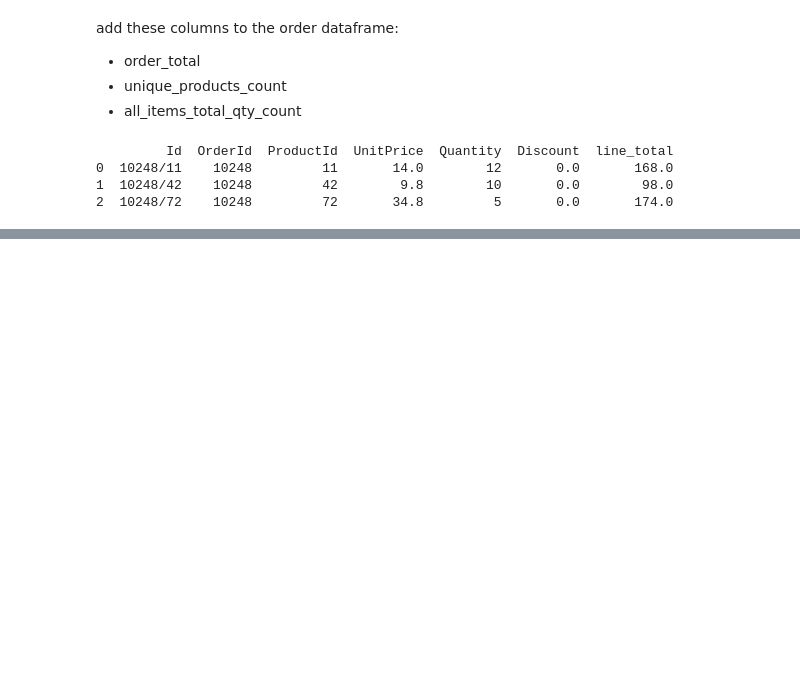
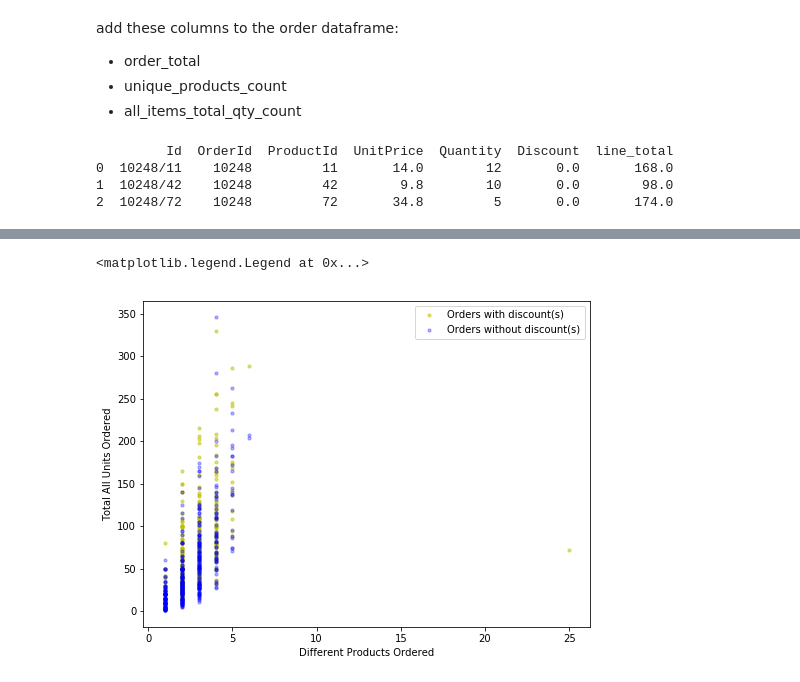
Before and after one commit to giorosati/dsc-2-final-project-online-ds-pt-100118, a Jupyter notebook: module2project.ipynb, the cells around one changed output, grey strips where cells are left out. Cells and saved outputs as stored; diff of their text form; code cells hidden in the pictures; blank space fills up the shorter version.

```diff
--- a/module2project.ipynb
+++ b/module2project.ipynb
@@ -401,0 +488,13 @@ ShipName                           QUICK
+# %%
+fig, ax = plt.subplots(figsize=(8, 6))
+ax.scatter(discount['unique_products_count'], discount['all_items_total_qty_count'], s=10, c='y', alpha=.5, label='Orders with discount(s)')
+ax.scatter(no_discount['unique_products_count'], no_discount['all_items_total_qty_count'], s=10, c='b', alpha=.3, label='Orders without discount(s)')
+ax.set_xlabel("Different Products Ordered")
+ax.set_ylabel("Total All Units Ordered")
+plt.legend(loc='upper right')
+
+
+#redu this plot to make a better visualization
+# %% [output]
+<matplotlib.legend.Legend at 0x...>
+[figure, added]
```
Also changed, not shown: parts of 27 cells of this notebook.
